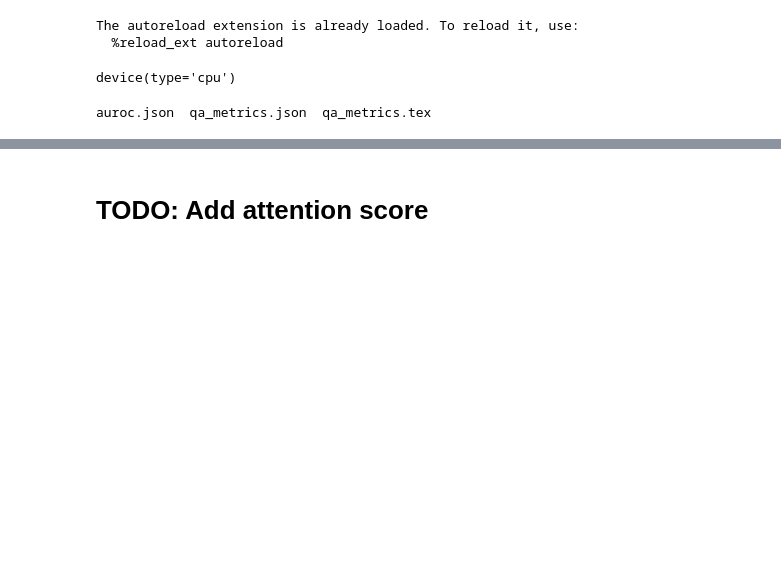
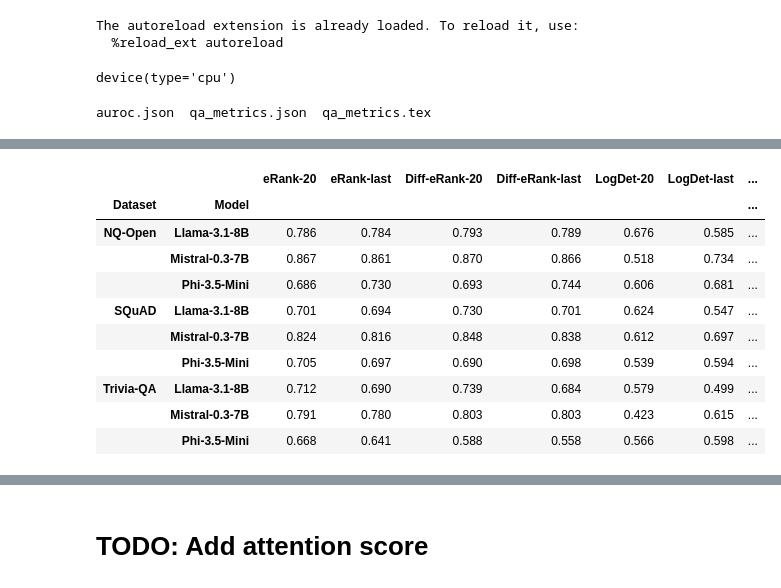
Before and after one commit to djaniak/matrix-entropy-hallucinations, a Jupyter notebook: notebooks/8_check_metrics_results.ipynb, the cells around one changed output, grey strips where cells are left out. Saved outputs shown, nothing was run; the diff lists cells and outputs as text; code cells hidden in the pictures; blank space fills up the shorter version.

```diff
--- a/notebooks/8_check_metrics_results.ipynb
+++ b/notebooks/8_check_metrics_results.ipynb
@@ -270,0 +253,92 @@ Dataset & Model &  &  &  &  &  &  \\
+# %%
+# Get last layer results
+last_layer_df = (
+    auroc_df.sort_values("layer")
+    .groupby(["model", "prompt", "temperature", "dataset", "metric"])
+    .last()
+    .reset_index()
+)
+last_layer_df.columns = ["Model", "Prompt", "Temperature", "Dataset", "Metric", "AUROC", "Layer"]
+
+# Get 20th layer results
+layer_20_df = auroc_df[auroc_df["layer"] == 20].copy()
+layer_20_df.columns = ["Model", "Prompt", "Temperature", "Dataset", "Metric", "AUROC", "Layer"]
+
+# Merge both layer results with QA metrics
+merged_last_df = pd.merge(
+    last_layer_df,
+    qa_metrics_df,
+    on=['Model', 'Dataset', 'Temperature', 'Prompt'],
+    how='inner'
+)
+assert merged_last_df.shape[0] == last_layer_df.shape[0]
+
+merged_20_df = pd.merge(
+    layer_20_df,
+    qa_metrics_df,
+    on=['Model', 'Dataset', 'Temperature', 'Prompt'],
+    how='inner'
+)
+assert merged_20_df.shape[0] == layer_20_df.shape[0]
+
+# Process last layer results
+max_last_layer_df = (
+    merged_last_df.groupby(["Dataset", "Model", "Metric"])
+    .max()
+    .reset_index()
+)
+max_last_layer_df = max_last_layer_df[["Dataset", "Model", "Metric", "AUROC"]].sort_values(by=["Dataset", "Model", "Metric"])
+
+# Process 20th layer results
+max_20_layer_df = (
+    merged_20_df.groupby(["Dataset", "Model", "Metric"])
+    .max()
+    .reset_index()
+)
+max_20_layer_df = max_20_layer_df[["Dataset", "Model", "Metric", "AUROC"]].sort_values(by=["Dataset", "Model", "Metric"])
+
+# Define desired metric order
+metric_order = ['eRank', 'Diff-eRank', 'LogDet', 'Pred-Entropy', 'Sem-Entropy']
+
+# Sort metrics according to metric_order
+max_last_layer_df['Metric'] = pd.Categorical(max_last_layer_df['Metric'], categories=metric_order, ordered=True)
+max_last_layer_df = max_last_layer_df.sort_values(['Dataset', 'Model', 'Metric'])
+
+max_20_layer_df['Metric'] = pd.Categorical(max_20_layer_df['Metric'], categories=metric_order, ordered=True)
+max_20_layer_df = max_20_layer_df.sort_values(['Dataset', 'Model', 'Metric'])
+
+# Create combined pivot table with both layer results
+pivot_combined = pd.DataFrame(index=pd.MultiIndex.from_product([max_last_layer_df['Dataset'].unique(),
+                                                              max_last_layer_df['Model'].unique()],
+                                                              names=['Dataset', 'Model']))
+
+# Add columns for each metric's layer 20 and last layer results
+for metric in metric_order:
+    last_layer_values = max_last_layer_df[max_last_layer_df['Metric'] == metric].set_index(['Dataset', 'Model'])['AUROC']
+    layer_20_values = max_20_layer_df[max_20_layer_df['Metric'] == metric].set_index(['Dataset', 'Model'])['AUROC']
+
+    pivot_combined[f'{metric}-20'] = layer_20_values
+    pivot_combined[f'{metric}-last'] = last_layer_values
+
+# Add ROUGE-L column
+rouge_l_df = qa_metrics_df.groupby(["Dataset", "Model"])["ROUGE-L"].max()
+pivot_combined["ROUGE-L"] = rouge_l_df
+
+pivot_combined = pivot_combined.sort_index(level=[0,1]).round(3)
+pivot_combined = pivot_combined.dropna(how="all", axis=1)
+
+pd.set_option('display.max_rows', None)
+pd.set_option('display.max_columns', None)
+display(pivot_combined)
+# %% [output]
+|  |  | eRank-20 | eRank-last | Diff-eRank-20 | Diff-eRank-last | LogDet-20 | LogDet-last | ... |
+| Dataset | Model |  |  |  |  |  |  | ... |
+| NQ-Open | Llama-3.1-8B | 0.786 | 0.784 | 0.793 | 0.789 | 0.676 | 0.585 | ... |
+|  | Mistral-0.3-7B | 0.867 | 0.861 | 0.870 | 0.866 | 0.518 | 0.734 | ... |
+|  | Phi-3.5-Mini | 0.686 | 0.730 | 0.693 | 0.744 | 0.606 | 0.681 | ... |
+| SQuAD | Llama-3.1-8B | 0.701 | 0.694 | 0.730 | 0.701 | 0.624 | 0.547 | ... |
+|  | Mistral-0.3-7B | 0.824 | 0.816 | 0.848 | 0.838 | 0.612 | 0.697 | ... |
+|  | Phi-3.5-Mini | 0.705 | 0.697 | 0.690 | 0.698 | 0.539 | 0.594 | ... |
+| Trivia-QA | Llama-3.1-8B | 0.712 | 0.690 | 0.739 | 0.684 | 0.579 | 0.499 | ... |
+|  | Mistral-0.3-7B | 0.791 | 0.780 | 0.803 | 0.803 | 0.423 | 0.615 | ... |
+|  | Phi-3.5-Mini | 0.668 | 0.641 | 0.588 | 0.558 | 0.566 | 0.598 | ... |
```
Also changed, not shown: parts of 12 cells of this notebook, 16 other files.
